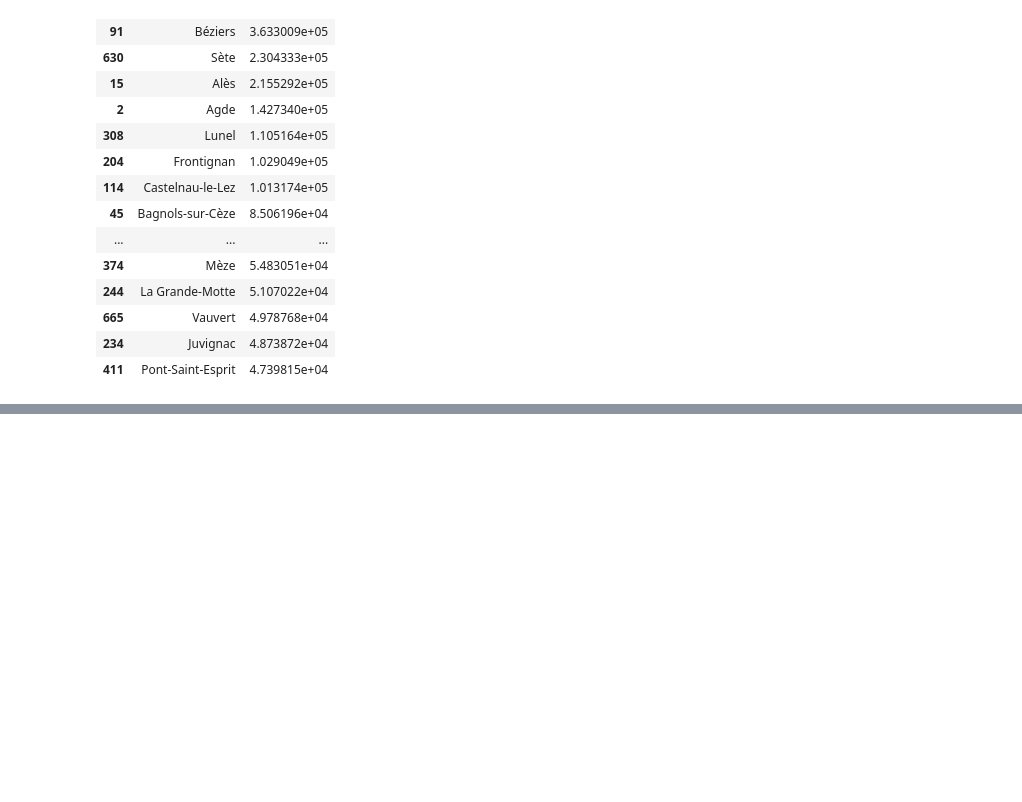
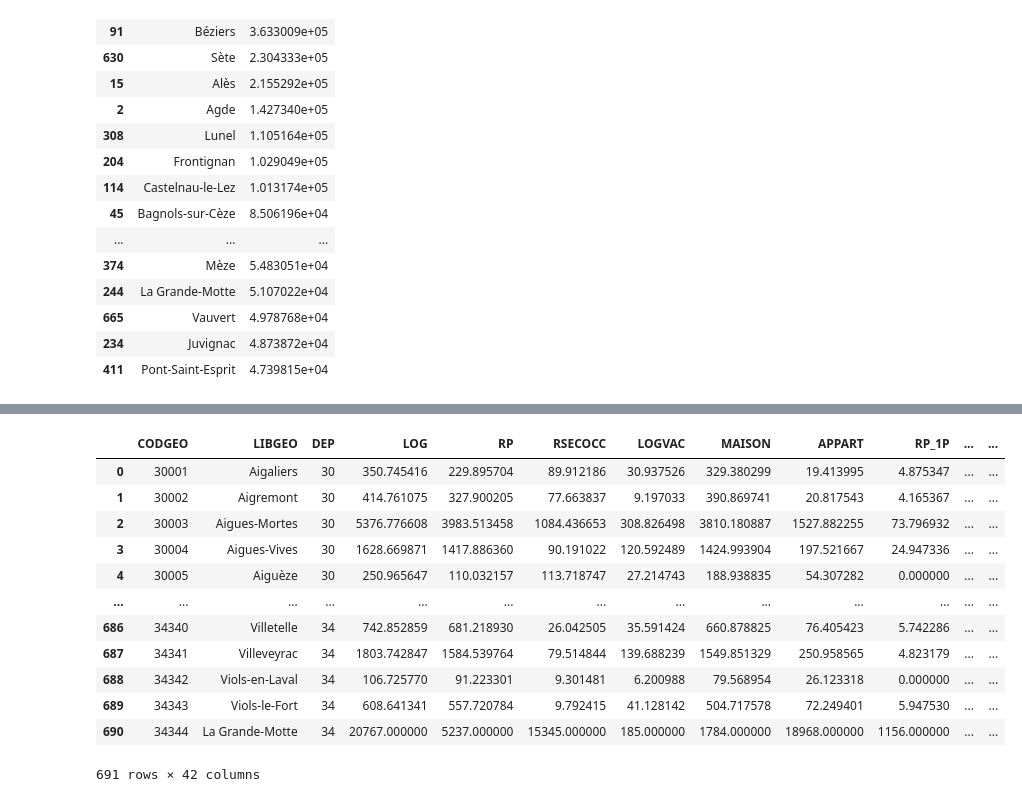
Before and after one commit to Bouba056/OpenData, a Jupyter notebook: notebooks/1_compilation.ipynb, the cells around one changed output, grey strips where cells are left out. Drawn from its saved outputs; the diff is of its cells as text; code cells hidden in the pictures; blank space fills up the shorter version.

```diff
--- a/notebooks/1_compilation.ipynb
+++ b/notebooks/1_compilation.ipynb
@@ -158,3 +160,5 @@ table_libgeo.head(20)
 # %%
 # Exporter le fichier final dans un fichier CSV
 histo_log_filtre.to_csv("../SORTIE/Compil_clean.csv", index=False)
+# %%
+df = pd.read_csv("../SORTIE/Compil_clean.csv")
@@ -160,0 +175,19 @@ histo_log_filtre.to_csv("../SORTIE/Compil_clean.csv", index=False)
+# %%
+# filtrer sur AN == 2022
+df_f = df[(df["AN"]==2022)]
+# %%
+df_f
+# %% [output]
+|  | CODGEO | LIBGEO | DEP | LOG | RP | RSECOCC | LOGVAC | MAISON | APPART | RP_1P | ... | ... |
+| 0 | 30001 | Aigaliers | 30 | 350.745416 | 229.895704 | 89.912186 | 30.937526 | 329.380299 | 19.413995 | 4.875347 | ... | ... |
+| 1 | 30002 | Aigremont | 30 | 414.761075 | 327.900205 | 77.663837 | 9.197033 | 390.869741 | 20.817543 | 4.165367 | ... | ... |
+| 2 | 30003 | Aigues-Mortes | 30 | 5376.776608 | 3983.513458 | 1084.436653 | 308.826498 | 3810.180887 | 1527.882255 | 73.796932 | ... | ... |
+| 3 | 30004 | Aigues-Vives | 30 | 1628.669871 | 1417.886360 | 90.191022 | 120.592489 | 1424.993904 | 197.521667 | 24.947336 | ... | ... |
+| 4 | 30005 | Aiguèze | 30 | 250.965647 | 110.032157 | 113.718747 | 27.214743 | 188.938835 | 54.307282 | 0.000000 | ... | ... |
+| ... | ... | ... | ... | ... | ... | ... | ... | ... | ... | ... | ... | ... |
+| 686 | 34340 | Villetelle | 34 | 742.852859 | 681.218930 | 26.042505 | 35.591424 | 660.878825 | 76.405423 | 5.742286 | ... | ... |
+| 687 | 34341 | Villeveyrac | 34 | 1803.742847 | 1584.539764 | 79.514844 | 139.688239 | 1549.851329 | 250.958565 | 4.823179 | ... | ... |
+| 688 | 34342 | Viols-en-Laval | 34 | 106.725770 | 91.223301 | 9.301481 | 6.200988 | 79.568954 | 26.123318 | 0.000000 | ... | ... |
+| 689 | 34343 | Viols-le-Fort | 34 | 608.641341 | 557.720784 | 9.792415 | 41.128142 | 504.717578 | 72.249401 | 5.947530 | ... | ... |
+| 690 | 34344 | La Grande-Motte | 34 | 20767.000000 | 5237.000000 | 15345.000000 | 185.000000 | 1784.000000 | 18968.000000 | 1156.000000 | ... | ... |
+691 rows × 42 columns
```
Also changed, not shown: parts of 4 cells of this notebook, 3 other files.
